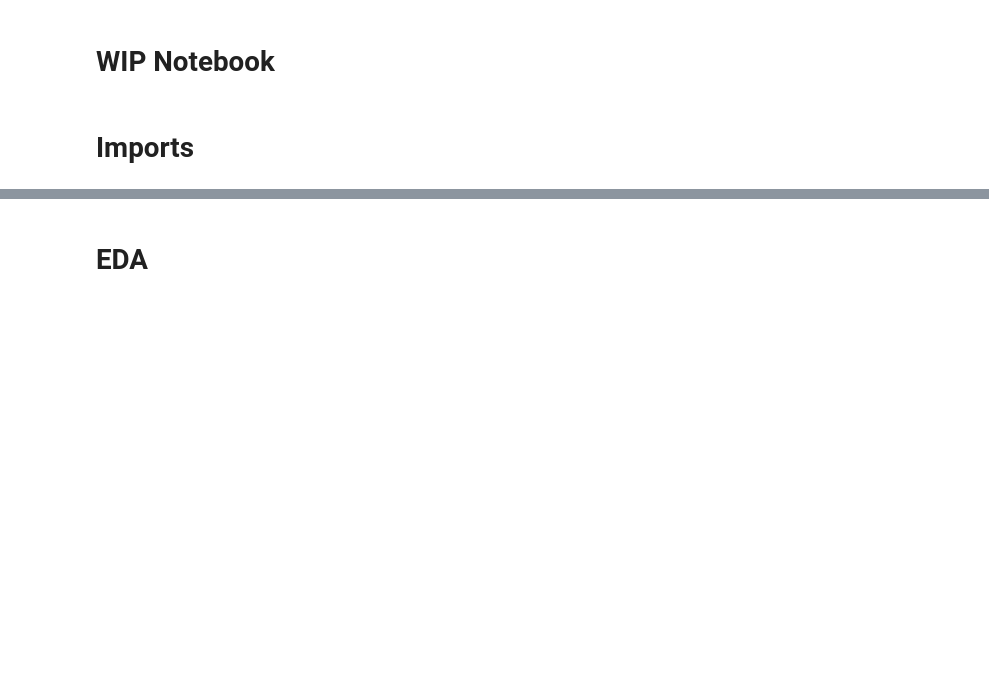
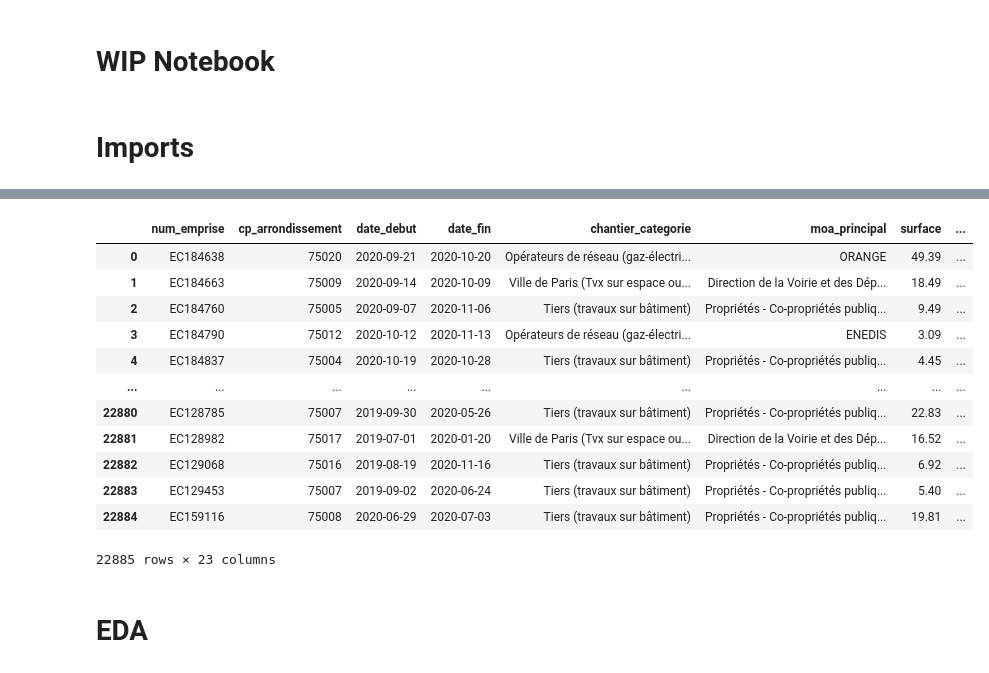
Before and after one commit to p-haas/bike_counters, a Jupyter notebook: WIP/eda_notebook.ipynb, the cells around one changed output, grey strips where cells are left out. Cells and saved outputs as stored; diff of their text form; code cells hidden in the pictures; blank space fills up the shorter version.

Commit message:
adding construction sites v1.0

```diff
--- a/WIP/eda_notebook.ipynb
+++ b/WIP/eda_notebook.ipynb
@@ -136,3 +136,14 @@ for url in urls:
 
 # Combine all DataFrames
 overground_transport = pd.concat(dfs, ignore_index=True) if dfs else pd.DataFrame()
+
+construction_sites_2020 = pd.read_parquet(
+    "/Users/apple/Desktop/Cours Polytechnique/Python for DS/Kaggle compétition/external_data/chantiers-a-paris-2020.parquet"
+)
+
+construction_sites_2020['date_debut'] = pd.to_datetime(
+    construction_sites_2020['date_debut'], format="%Y-%m-%d"
+)
+construction_sites_2020['date_fin'] = pd.to_datetime(
+    construction_sites_2020['date_fin'], format="%Y-%m-%d"
+)
@@ -201,6 +230,22 @@ def date_encoder(X, col="date"):
 
     # Finally, return the updated DataFrame
     return X
+# %%
+date_encoder(construction_sites_2020, col="date_debut")
+# %% [output]
+|  | num_emprise | cp_arrondissement | date_debut | date_fin | chantier_categorie | moa_principal | surface | ... |
+| 0 | EC184638 | 75020 | 2020-09-21 | 2020-10-20 | Opérateurs de réseau (gaz-électri... | ORANGE | 49.39 | ... |
+| 1 | EC184663 | 75009 | 2020-09-14 | 2020-10-09 | Ville de Paris (Tvx sur espace ou... | Direction de la Voirie et des Dép... | 18.49 | ... |
+| 2 | EC184760 | 75005 | 2020-09-07 | 2020-11-06 | Tiers (travaux sur bâtiment) | Propriétés - Co-propriétés publiq... | 9.49 | ... |
+| 3 | EC184790 | 75012 | 2020-10-12 | 2020-11-13 | Opérateurs de réseau (gaz-électri... | ENEDIS | 3.09 | ... |
+| 4 | EC184837 | 75004 | 2020-10-19 | 2020-10-28 | Tiers (travaux sur bâtiment) | Propriétés - Co-propriétés publiq... | 4.45 | ... |
+| ... | ... | ... | ... | ... | ... | ... | ... | ... |
+| 22880 | EC128785 | 75007 | 2019-09-30 | 2020-05-26 | Tiers (travaux sur bâtiment) | Propriétés - Co-propriétés publiq... | 22.83 | ... |
+| 22881 | EC128982 | 75017 | 2019-07-01 | 2020-01-20 | Ville de Paris (Tvx sur espace ou... | Direction de la Voirie et des Dép... | 16.52 | ... |
+| 22882 | EC129068 | 75016 | 2019-08-19 | 2020-11-16 | Tiers (travaux sur bâtiment) | Propriétés - Co-propriétés publiq... | 6.92 | ... |
+| 22883 | EC129453 | 75007 | 2019-09-02 | 2020-06-24 | Tiers (travaux sur bâtiment) | Propriétés - Co-propriétés publiq... | 5.40 | ... |
+| 22884 | EC159116 | 75008 | 2020-06-29 | 2020-07-03 | Tiers (travaux sur bâtiment) | Propriétés - Co-propriétés publiq... | 19.81 | ... |
+22885 rows × 23 columns
 # %% [markdown]
 # EDA
 # %% [markdown]
```
Also changed, not shown: parts of 31 cells of this notebook.
